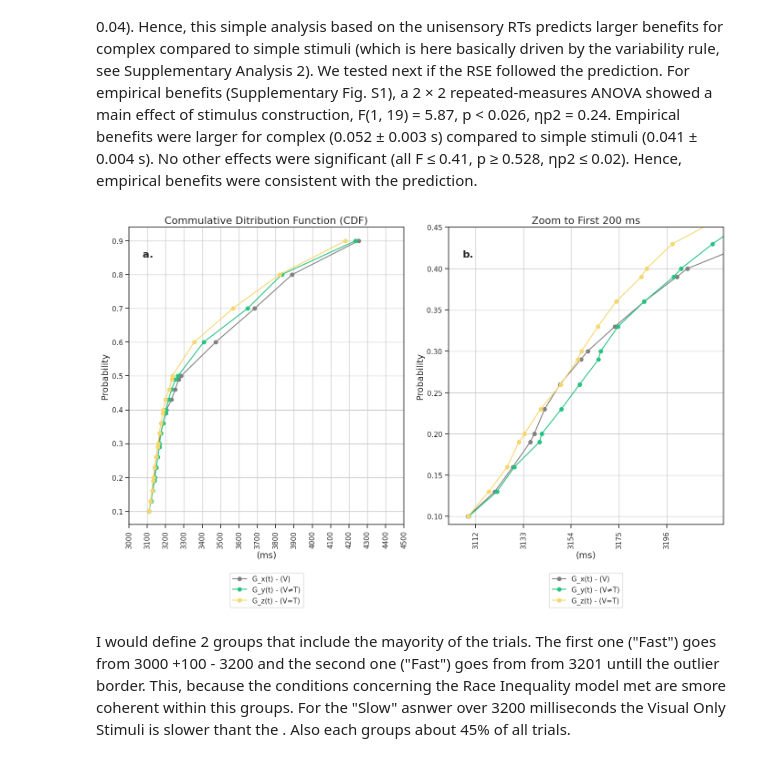
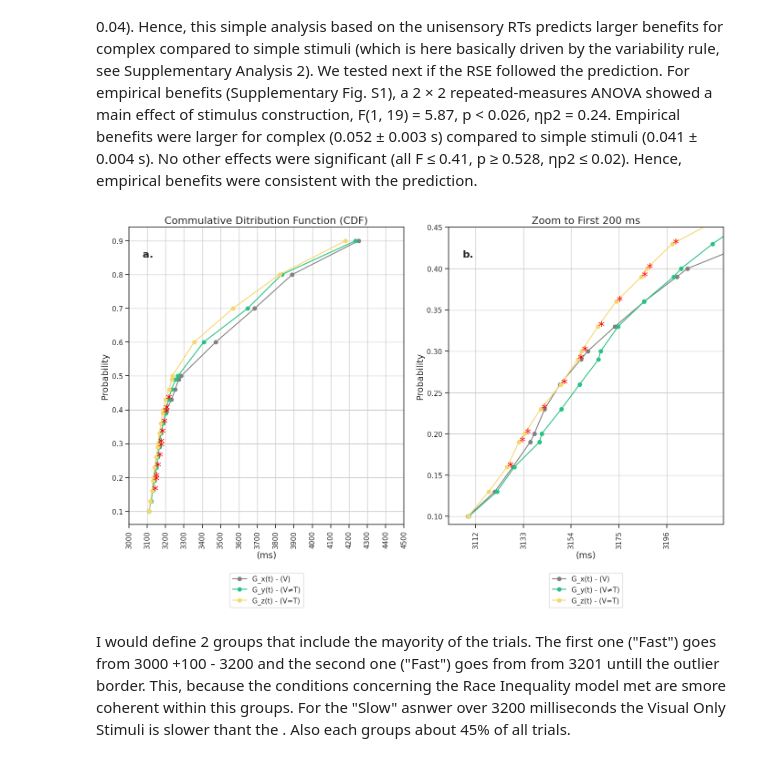
Before and after one commit to BenjaminDupre/m-b_thesis, a Jupyter notebook: Analysis/Analysis..ipynb, the cells around one changed output. Drawn from its saved outputs; the diff is of its cells as text; code cells hidden in the pictures.

```diff
--- a/Analysis/Analysis..ipynb
+++ b/Analysis/Analysis..ipynb
@@ -1696,33 +1741,41 @@ axes[0].text(0.05, 0.9, "a.", transform=axes[0].transAxes, fontsize=16, fontweig
 
 # Plot on the second subplot (axes[1])
 axes[1].plot(Xp, P, '-o', label='G_x(t) - (V)', color='grey')
 axes[1].plot(Yp, P, '-o', label='G_y(t) - (V≠T)', color='#26C281')
 axes[1].plot(Zp, P, '-o', label='G_z(t) - (V=T)', color='#F5D76E')
 
 x_ticks = range(3070, 3200 + 10, 21)
 
 # Set the x-tick positions and labels
 axes[1].set_xticks(x_ticks)
 axes[1].set_xticklabels([str(tick) for tick in x_ticks], rotation=90)
 
 axes[1].set_ylim(0.09, 0.45)
 axes[1].set_xlim(3100, 3221)
 axes[1].grid()
 axes[1].set_title('Zoom to First 200 ms', fontsize=16)
 axes[1].set_xlabel('(ms)', fontsize=14)
 axes[1].set_ylabel('Probability', fontsize=14)
 axes[1].legend(loc=4)
 axes[1].text(0.05, 0.9, "b.", transform=axes[1].transAxes, fontsize=16, fontweight='bold')
 
 # Move the legend outside and to the bottom of the graph
 axes[0].legend(loc="upper center", bbox_to_anchor=(0.5, -0.15))
 # Move the legend outside and to the bottom of the graph
 axes[1].legend(loc="upper center", bbox_to_anchor=(0.5, -0.15))
 
+significant_probabilities = [0.16, 0.19, 0.2, 0.23, 0.26, 0.29, 0.3, 0.33, 0.36, 0.39, 0.4, 0.43]
+
+# Plot significant points with asterisks
+for ax in axes:
+    for prob in significant_probabilities:
+        idx = min(range(len(P)), key=lambda i: abs(P[i] - prob))  # Find the closest index to the specified probability
+        x_coord = Zp[idx]  # Get the x-coordinate corresponding to the closest y-value
+        ax.annotate('*', (x_coord, prob), fontsize=20, color='red', ha='left', va='center')
 
 plt.tight_layout()
 plt.show()
 # %% [output]
-[figure, old version]
+[figure, new version]
 # %% [markdown]
 I would define 2 groups that include the mayority of the trials. The first one ("Fast") goes from 3000 +100 -  3200 and the second one ("Fast") goes from from 3201 untill the outlier border. This, because the conditions concerning the Race Inequality model met are smore coherent within this groups. For the "Slow" asnwer over 3200 milliseconds the Visual Only Stimuli is slower thant the . Also each groups about 45% of all trials.
```
Also changed, not shown: parts of 2 cells of this notebook, 10 other files.
